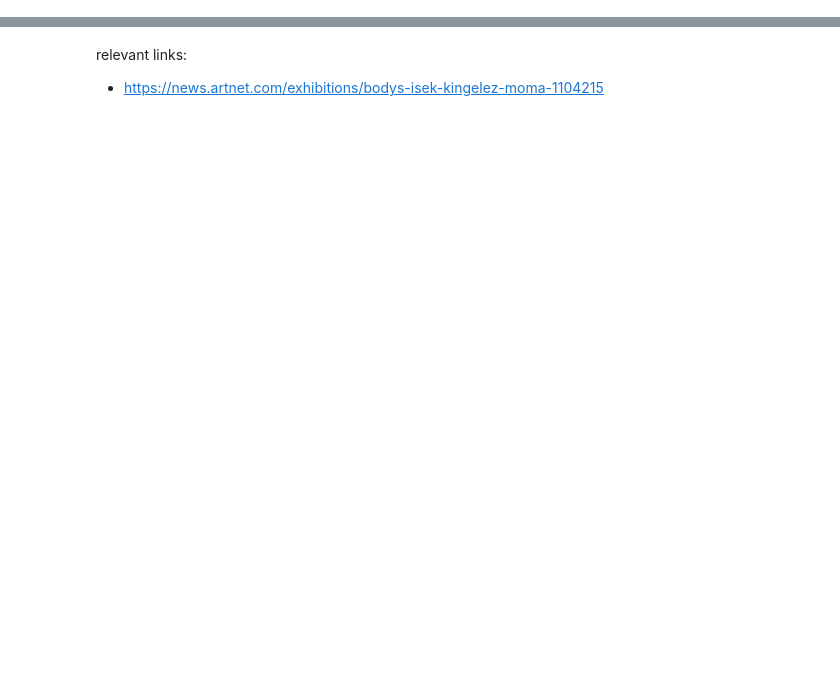
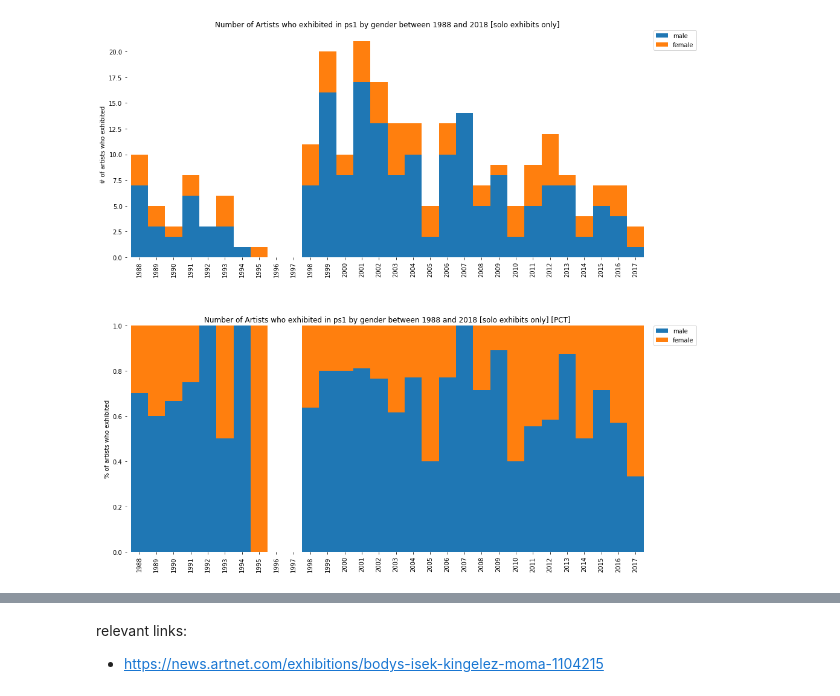
Before and after one commit to organizejs/moma-exhibitions, a Jupyter notebook: analysis.ipynb, the cells around one changed output, grey strips where cells are left out. Cells and saved outputs as stored; diff of their text form; code cells hidden in the pictures; blank space fills up the shorter version.

```diff
--- a/analysis.ipynb
+++ b/analysis.ipynb
@@ -9,0 +164,10 @@ pd.options.mode.chained_assignment = None  # default='warn'
+# %%
+plot_time_series(fil="gender", \
+                 start=1988, \
+                 end=2018, \
+                 museum='ps1', \
+                 exhibition='solo', \
+                 style="=", \
+                 omit=["None"])
+# %% [output]
+[figure, added]
```
Also changed, not shown: parts of 37 cells of this notebook, 2 other files.
